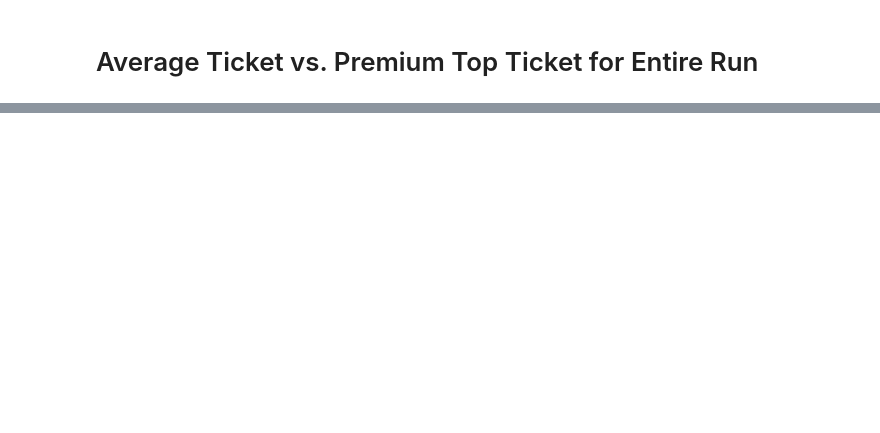
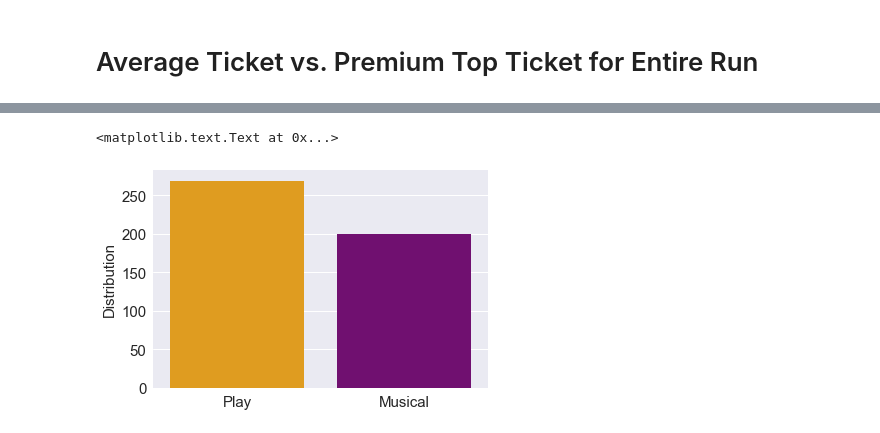
Before and after one commit to allychrystal/Broadway, a Jupyter notebook: Fun Graphs.ipynb, the cells around one changed output, grey strips where cells are left out. Drawn from its saved outputs; the diff is of its cells as text; code cells hidden in the pictures; blank space fills up the shorter version.

```diff
--- a/Fun Graphs.ipynb
+++ b/Fun Graphs.ipynb
@@ -81,0 +116,7 @@ graph_gross(87)
+# %%
+m_p = data.M_P.value_counts().to_frame()
+sns.barplot(x= m_p.index, y= 'M_P', data = m_p, palette= ('Orange', 'Purple'))
+plt.ylabel('Distribution', size=15)
+# %% [output]
+<matplotlib.text.Text at 0x...>
+[figure, added]
```
Also changed, not shown: parts of 17 cells of this notebook, 7 other files.
